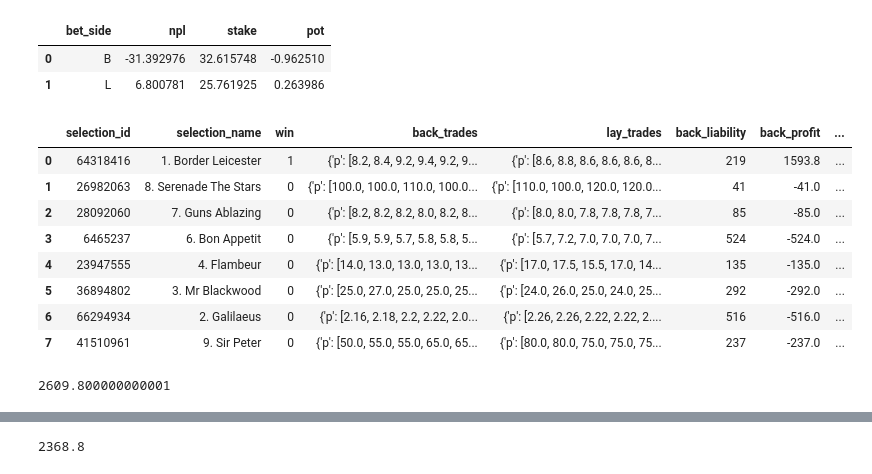
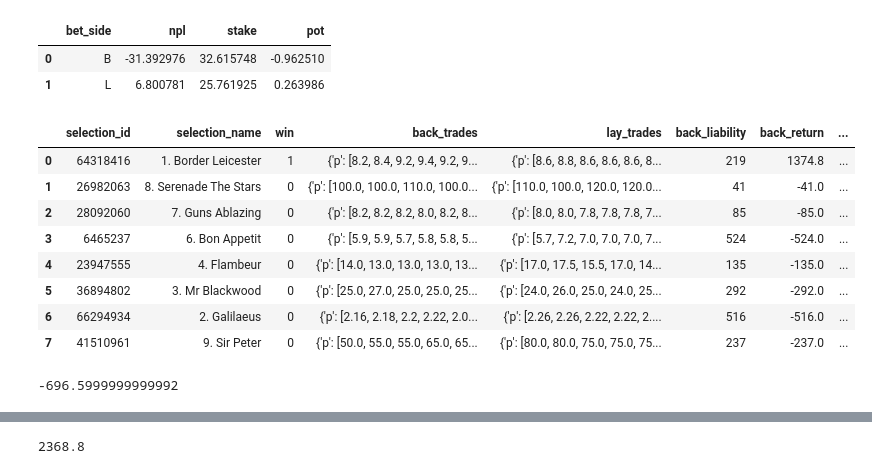
Before and after one commit to madmage9999/FINS3666, a Jupyter notebook: ronald_draft_trade.ipynb, the cells around one changed output, grey strips where cells are left out. Cells and saved outputs as stored; diff of their text form; code cells hidden in the pictures.

Commit message:
return calculation properly

```diff
--- a/ronald_draft_trade.ipynb
+++ b/ronald_draft_trade.ipynb
@@ -297,46 +294,50 @@ bet_eval_metrics(bets, side = True)
 # %%
 def calculate_back_lay_profit_liability(df):
     '''
-    if horse loses then liablity is how much is backed -b
-    else if horse wins then liablity is backed -b +profit back -loss lay
+    if horse loses then liablity is how much is backed -b + lay profit
+    else if horse wins then liablity is +back profit -loss lay
     '''
 
+    #changed label from profit to return because we are summing that column
+
     df['back_liability'] = 0
-    df['back_profit'] = 0
+    df['back_return'] = 0
     df['lay_liability'] = 0
-    df['lay_profit'] = 0
+    df['lay_return'] = 0
 
     for index, row in df.iterrows():
         back_prices = np.array(row['back_trades']['p'])
         back_volumes = np.array(row['back_trades']['v'])
 
         lay_prices = np.array(row['lay_trades']['p'])
         lay_volumes = np.array(row['lay_trades']['v'])
 
         back_liability = sum(back_volumes)
         if row['win'] == 1:
-            back_profit = np.dot(back_prices, back_volumes)
+            back_return = np.dot(back_prices, back_volumes) - sum(back_volumes)
+            #profit does not include outlay, ie. $1@2.00 = $2 return - $1 stake => $1 profit
         else:
-            back_profit = -back_liability # wrong for lost horses
+            back_return = -back_liability # wrong for lost horses, @ronald I think this is correct as you just lose your backing stake
 
-        lay_profit = sum(lay_volumes)
+        lay_return = sum(lay_volumes)
         if row['win'] == 1:
-            lay_liability = -lay_profit * (lay_prices[0] - 1)
+            lay_liability = -lay_return * (lay_prices[0] - 1) #isn't this np.dot
+            lay_return = lay_liability # if horse wins then no profit on lay bets
         else:
-            lay_liability = lay_profit # wrong for lost horses
+            lay_liability = 0 # wrong for lost horses, if horse loses then no liablity
 
         df.at[index, 'back_liability'] = back_liability
-        df.at[index, 'back_profit'] = back_profit
+        df.at[index, 'back_return'] = back_return
         df.at[index, 'lay_liability'] = lay_liability
-        df.at[index, 'lay_profit'] = lay_profit
+        df.at[index, 'lay_return'] = lay_return
 
     return df
-
+# print(tradebook)
 summary = calculate_back_lay_profit_liability(tradebook)
 summary
 # %% [output]
-|  | selection_id | selection_name | win | back_trades | lay_trades | back_liability | back_profit | ... |
-| 0 | 64318416 | 1. Border Leicester | 1 | {'p': [8.2, 8.4, 9.2, 9.4, 9.2, 9... | {'p': [8.6, 8.8, 8.6, 8.6, 8.6, 8... | 219 | 1593.8 | ... |
+|  | selection_id | selection_name | win | back_trades | lay_trades | back_liability | back_return | ... |
+| 0 | 64318416 | 1. Border Leicester | 1 | {'p': [8.2, 8.4, 9.2, 9.4, 9.2, 9... | {'p': [8.6, 8.8, 8.6, 8.6, 8.6, 8... | 219 | 1374.8 | ... |
 | 1 | 26982063 | 8. Serenade The Stars | 0 | {'p': [100.0, 100.0, 110.0, 100.0... | {'p': [110.0, 100.0, 120.0, 120.0... | 41 | -41.0 | ... |
 | 2 | 28092060 | 7. Guns Ablazing | 0 | {'p': [8.2, 8.2, 8.2, 8.0, 8.2, 8... | {'p': [8.0, 8.0, 7.8, 7.8, 7.8, 7... | 85 | -85.0 | ... |
 | 3 | 6465237 | 6. Bon Appetit | 0 | {'p': [5.9, 5.9, 5.7, 5.8, 5.8, 5... | {'p': [5.7, 7.2, 7.0, 7.0, 7.0, 7... | 524 | -524.0 | ... |
@@ -345,10 +346,10 @@ summary
 | 6 | 66294934 | 2. Galilaeus | 0 | {'p': [2.16, 2.18, 2.2, 2.22, 2.0... | {'p': [2.26, 2.26, 2.22, 2.22, 2.... | 516 | -516.0 | ... |
 | 7 | 41510961 | 9. Sir Peter | 0 | {'p': [50.0, 55.0, 55.0, 65.0, 65... | {'p': [80.0, 80.0, 75.0, 75.0, 75... | 237 | -237.0 | ... |
 # %%
-summary['gpl'] = summary['back_profit'] + summary['lay_profit']
+summary['gpl'] = summary['back_return'] + summary['lay_return']
 summary['gpl'].sum()
 # %% [output]
-2609.800000000001
+-696.5999999999992
 # %%
 def calculate_gpl(df):
     df['back_liability']
```
Also changed, not shown: parts of 4 cells of this notebook.
